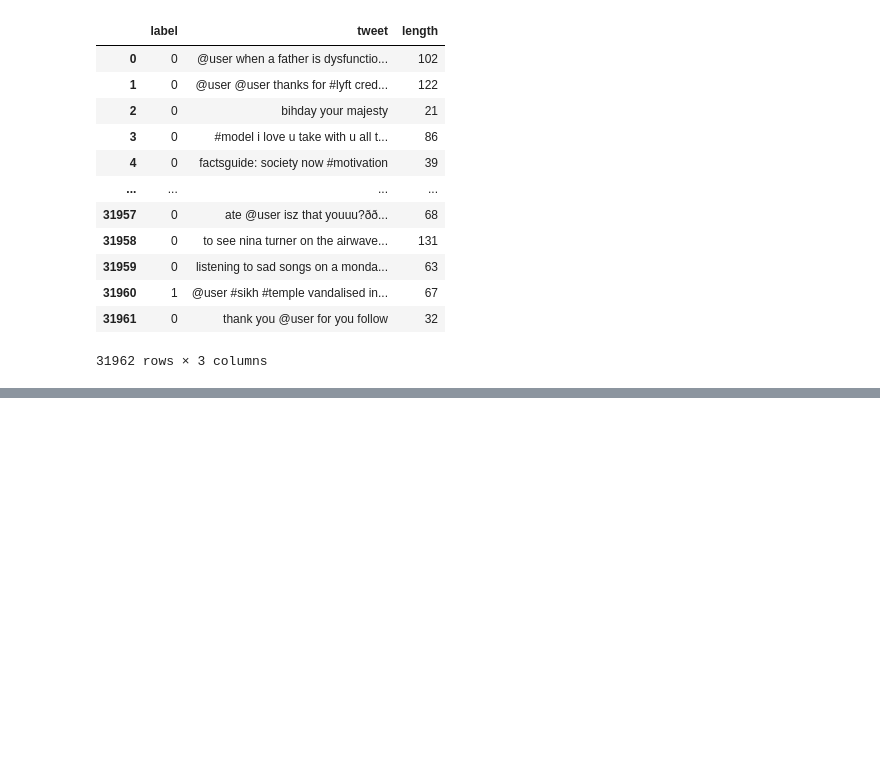
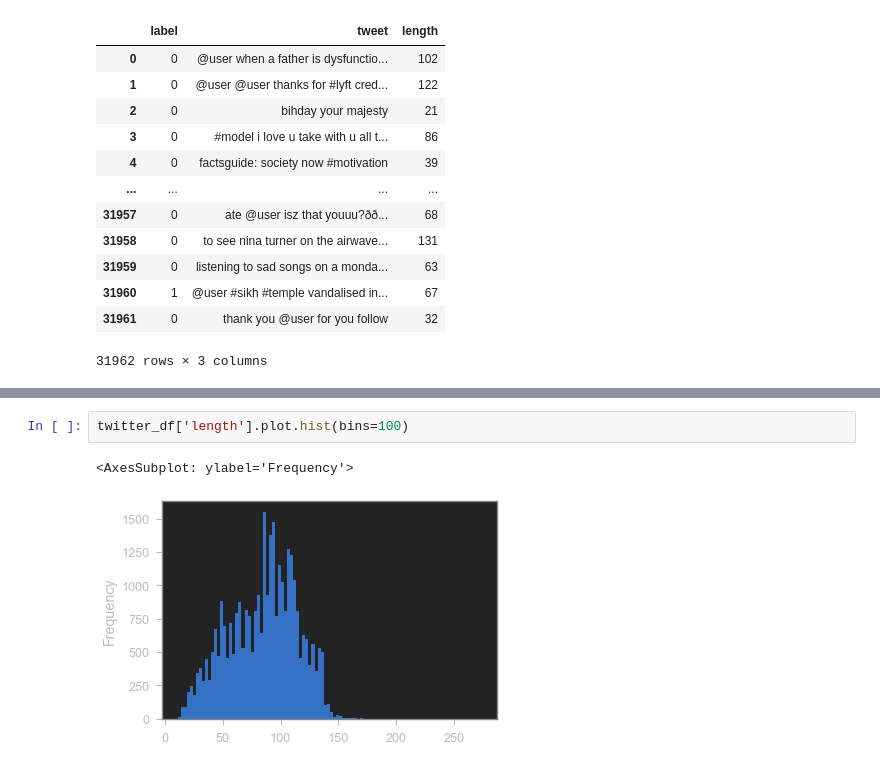
Before and after one commit to siddhardh-7/Twitter_Sentiment_Analysis, a Jupyter notebook: Twitter_Sentiment_Analysis.ipynb, the cells around one changed output, grey strips where cells are left out. Drawn from its saved outputs; the diff is of its cells as text; blank space fills up the shorter version.

```diff
--- a/Twitter_Sentiment_Analysis.ipynb
+++ b/Twitter_Sentiment_Analysis.ipynb
@@ -57,0 +89,5 @@ twitter_df
+# %%
+twitter_df['length'].plot.hist(bins=100)
+# %% [output]
+<AxesSubplot: ylabel='Frequency'>
+[figure, added]
```
Also changed, not shown: parts of 17 cells of this notebook.
